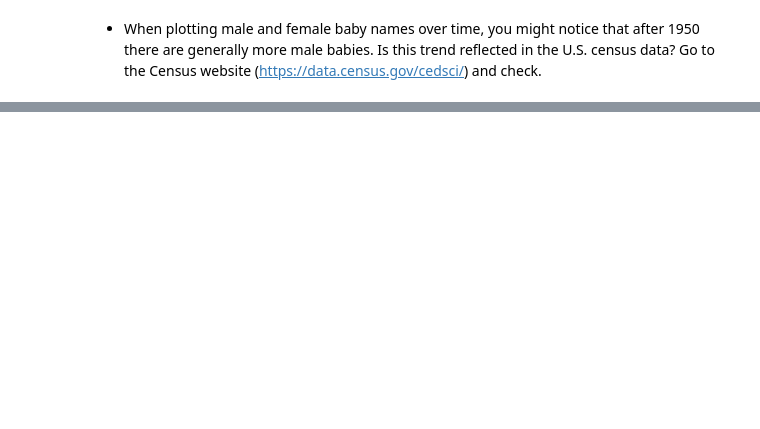
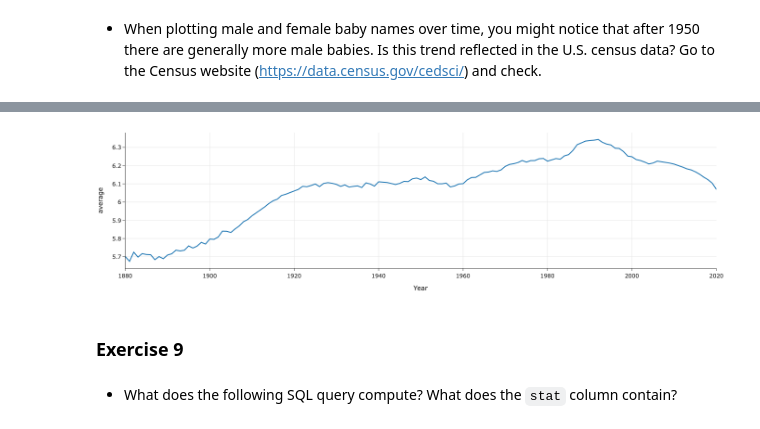
Before and after one commit to shirleytemples/data_science_techniques, a Jupyter notebook: Desktop/Data100/sql_exercises.ipynb, the cells around one changed output, grey strips where cells are left out. Drawn from its saved outputs; the diff is of its cells as text; code cells hidden in the pictures; blank space fills up the shorter version.

```diff
--- a/Desktop/Data100/sql_exercises.ipynb
+++ b/Desktop/Data100/sql_exercises.ipynb
@@ -96,0 +355,14 @@ I would guess from this chart that anyone with my name is from the 1940s.
+# %%
+query = '''
+WITH lengths AS (
+  SELECT *, Length(Name) AS length
+  FROM baby
+)
+SELECT Year, AVG(length) AS average
+FROM lengths
+GROUP BY Year;
+
+
+'''
+lengths=pd.read_sql(query,db)
+lengths
@@ -96,0 +379,4 @@ I would guess from this chart that anyone with my name is from the 1940s.
+# %%
+px.line(lengths,x='Year',y='average',width=350,height=250)
+# %% [output]
+[figure, added]
@@ -96,0 +385,5 @@ I would guess from this chart that anyone with my name is from the 1940s.
+# %% [markdown]
+### Exercise 9
+# %% [markdown]
+- What does the following SQL query compute? What does the `stat` column
+  contain?
```
Also changed, not shown: parts of 63 cells of this notebook.
